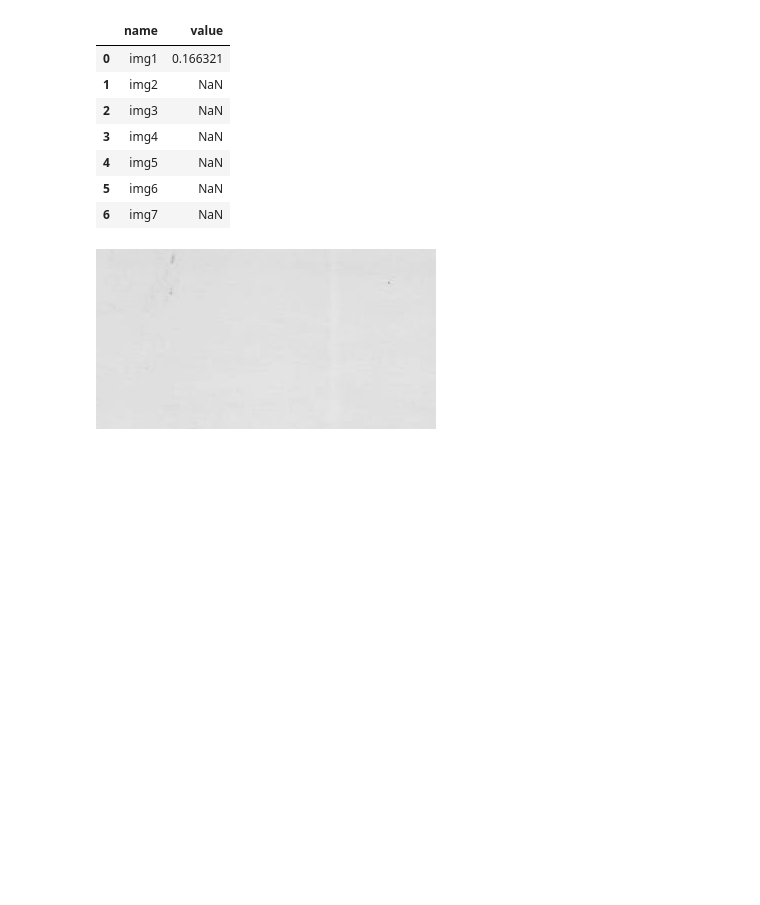
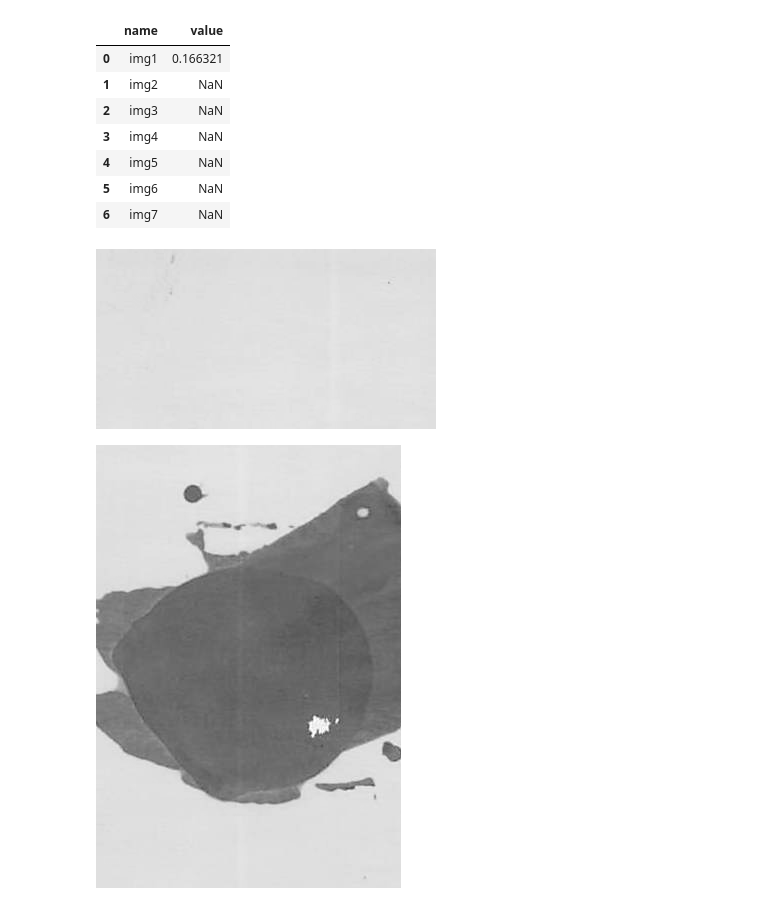
Before and after one commit to sindicum/codespaces-jupyter, a Jupyter notebook: notebooks/area-calcuration.ipynb, the cells around one changed output. Saved outputs shown, nothing was run; the diff lists cells and outputs as text; code cells hidden in the pictures; blank space fills up the shorter version.

Commit message:
implement area-calcuration2

```diff
--- a/notebooks/area-calcuration.ipynb
+++ b/notebooks/area-calcuration.ipynb
@@ -159,3 +169,17 @@ im_crop = image.crop((60, 20, 400, 200))
 im_crop
 # %% [output]
 [figure]
+# %%
+def crop_center(pil_img, crop_area):
+    img_width, img_height = pil_img.size
+    crop_width = int(img_width * (1-crop_area))
+    crop_height = int(img_height * (1-crop_area))
+    return pil_img.crop(((img_width - crop_width) // 2,
+                         (img_height - crop_height) // 2,
+                         (img_width + crop_width) // 2,
+                         (img_height + crop_height) // 2))
+# %%
+croped_img = crop_center(image,0.5)
+croped_img
+# %% [output]
+[figure, added]
```
Also changed, not shown: parts of 6 cells of this notebook, 2 other files.
